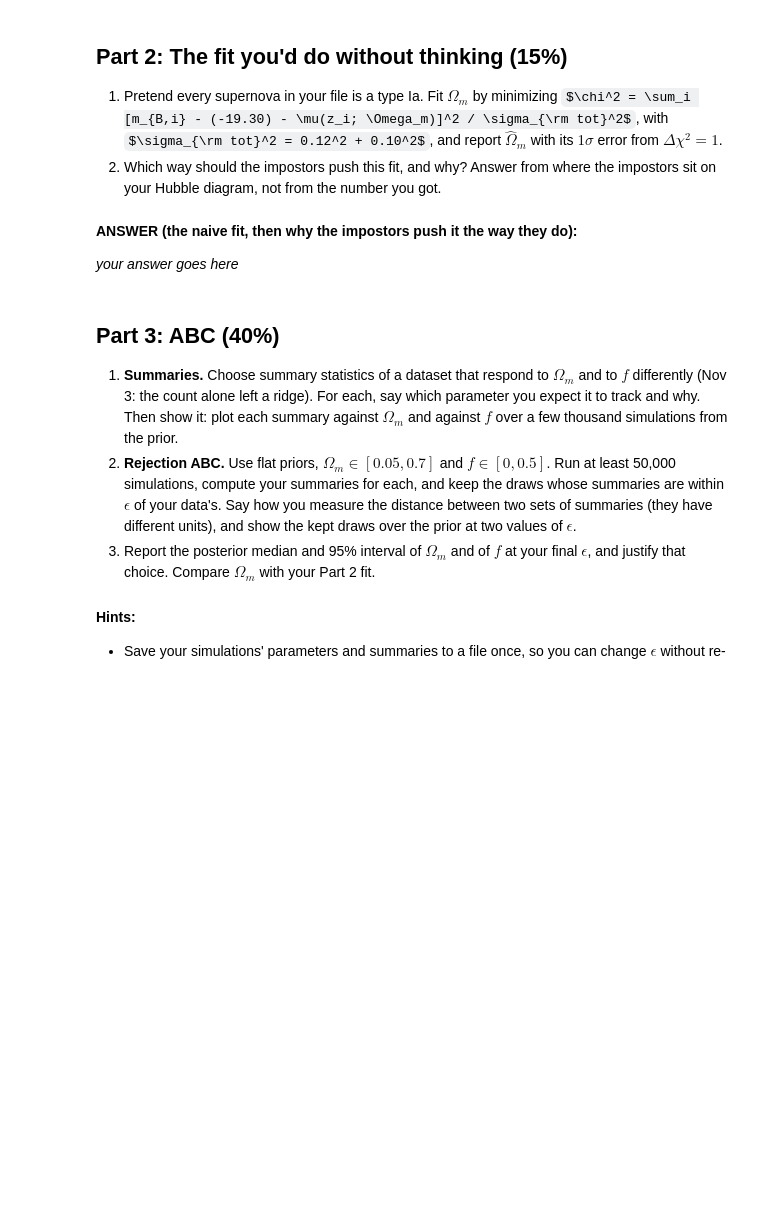
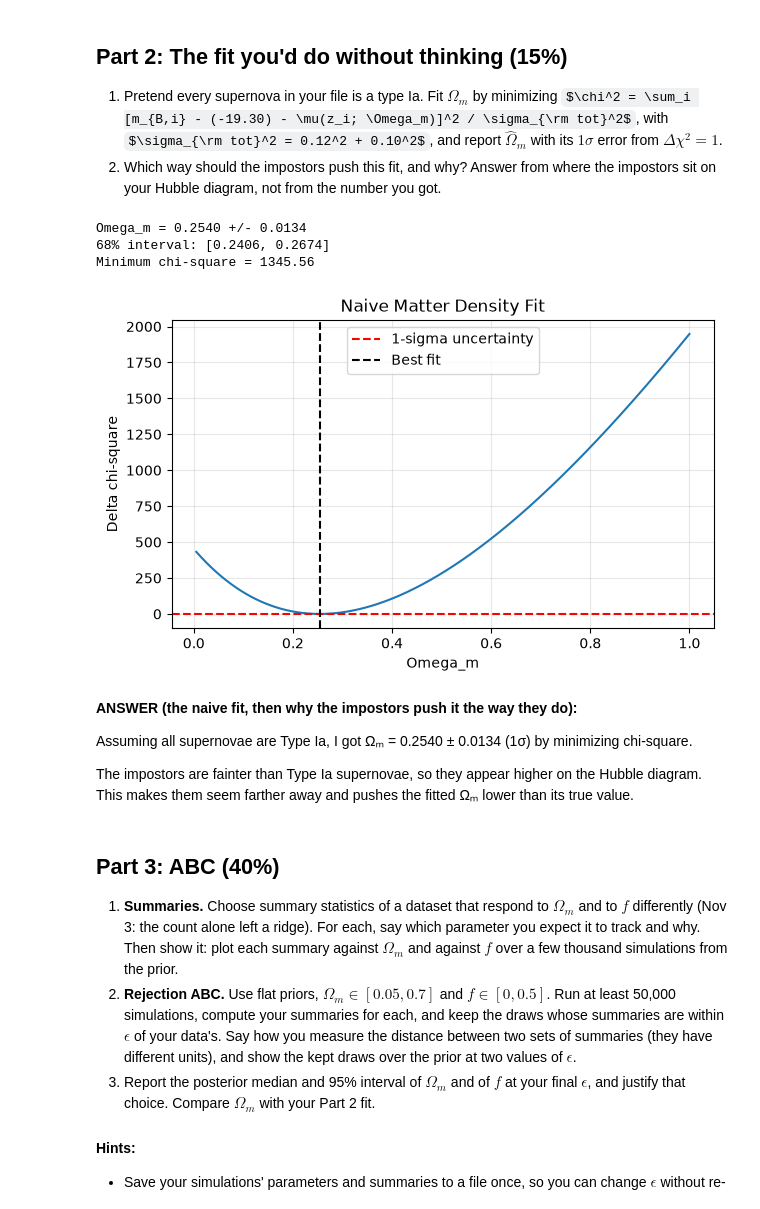
Before and after one commit to PranavanRajaratnam/ast457_2026_Fall, a Jupyter notebook: labs/09/lab09.ipynb, the cells around one changed output. Drawn from its saved outputs; the diff is of its cells as text; code cells hidden in the pictures; some formulas as TeX source; blank space fills up the shorter version.

```diff
--- a/labs/09/lab09.ipynb
+++ b/labs/09/lab09.ipynb
@@ -55,10 +232,77 @@ Your $\Omega_m$ and $f$ are graded by how far they are from the truth in units o
 2. Which way should the impostors push this fit, and why? Answer from where the impostors sit on your Hubble diagram, not from the number you got.
 # %%
 # Part 2: your work here
+
+from scipy.optimize import minimize_scalar, brentq
+
+# Type Ia absolute magnitude
+M_Ia = -19.30
+
+# Total uncertainty: measurement + intrinsic scatter
+sigma_total = np.sqrt(sig_m**2 + 0.12**2)
+
+# Chi-square function
+def chi2(Om):
+    predicted = M_Ia + fast_mu(z, Om)
+    return np.sum(((m - predicted) / sigma_total)**2)
+
+# Find best-fit Omega_m
+result = minimize_scalar(
+    chi2, bounds=(0.005, 1.0),
+    method='bounded'
+)
+
+Om_best = result.x
+chi2_min = result.fun
+
+# 1-sigma error from Delta chi-square = 1
+target = chi2_min + 1
+
+Om_low = brentq(
+    lambda Om: chi2(Om) - target,
+    0.005, Om_best
+)
+
+Om_high = brentq(
+    lambda Om: chi2(Om) - target,
+    Om_best, 1.0
+)
+
+Om_err = (Om_high - Om_low) / 2
+
+print(f"Omega_m = {Om_best:.4f} +/- {Om_err:.4f}")
+print(f"68% interval: [{Om_low:.4f}, {Om_high:.4f}]")
+print(f"Minimum chi-square = {chi2_min:.2f}")
+# %% [output]
+Omega_m = 0.2540 +/- 0.0134
+68% interval: [0.2406, 0.2674]
+Minimum chi-square = 1345.56
+# %%
+Om_values = np.linspace(0.005, 1.0, 500)
+chi2_values = np.array([chi2(Om) for Om in Om_values])
+
+plt.figure(figsize=(7, 4))
+
+plt.plot(Om_values, chi2_values - chi2_min)
+plt.axhline(1, color='red', linestyle='--',
+            label='1-sigma uncertainty')
+plt.axvline(Om_best, color='black', linestyle='--',
+            label='Best fit')
+
+plt.xlabel('Omega_m')
+plt.ylabel('Delta chi-square')
+plt.title('Naive Matter Density Fit')
+plt.legend()
+plt.grid(alpha=0.3)
+plt.show()
+# %% [output]
+[figure, added]
 # %% [markdown]
 **ANSWER (the naive fit, then why the impostors push it the way they do):**
 
-*your answer goes here*
+Assuming all supernovae are Type Ia, I got Ωₘ = 0.2540 ± 0.0134 (1σ) by minimizing chi-square.
+
+The impostors are fainter than Type Ia supernovae, so they appear higher on the Hubble diagram. This makes them seem farther away and pushes the fitted Ωₘ lower than its true value.
 # %% [markdown]
 ## Part 3: ABC (40%)
 
```
Also changed, not shown: parts of 19 cells of this notebook, 1 other file.
